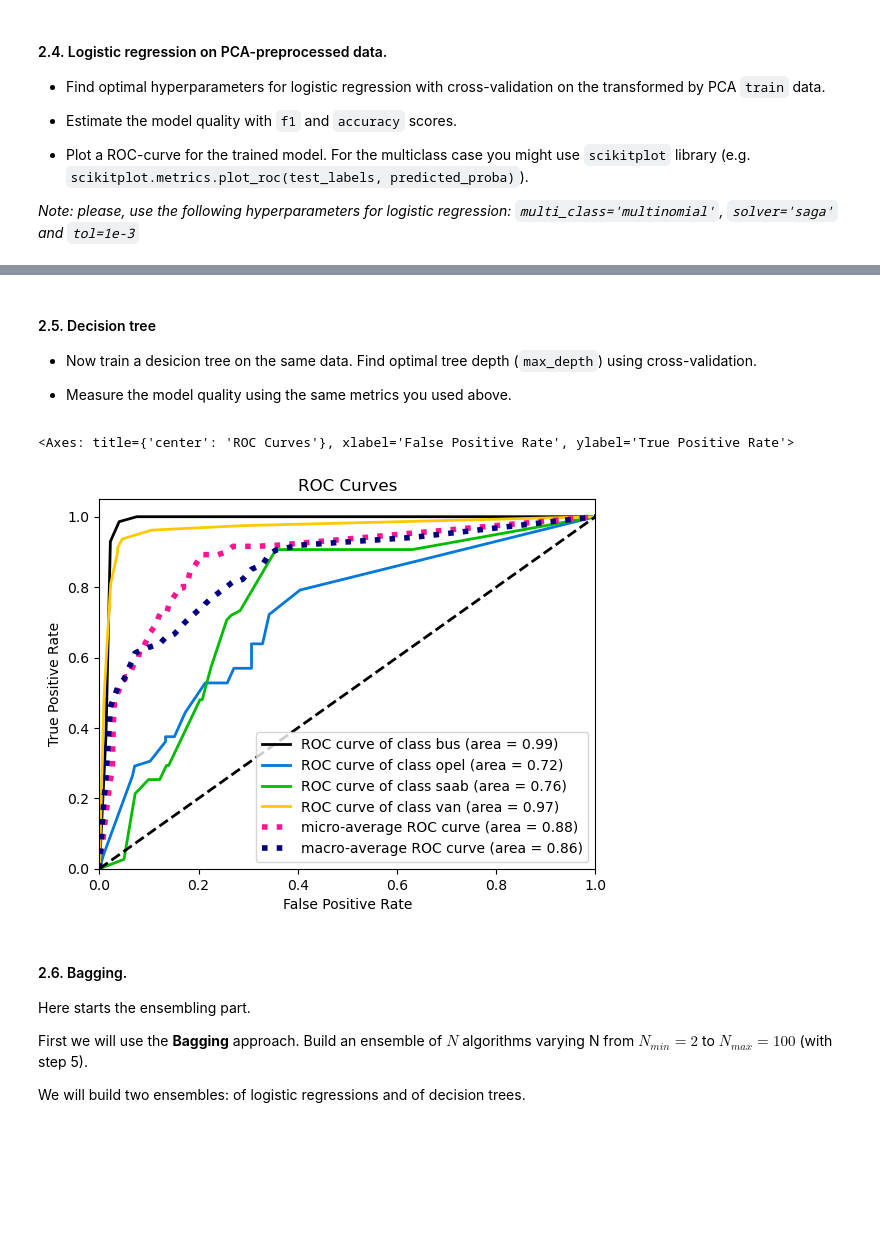
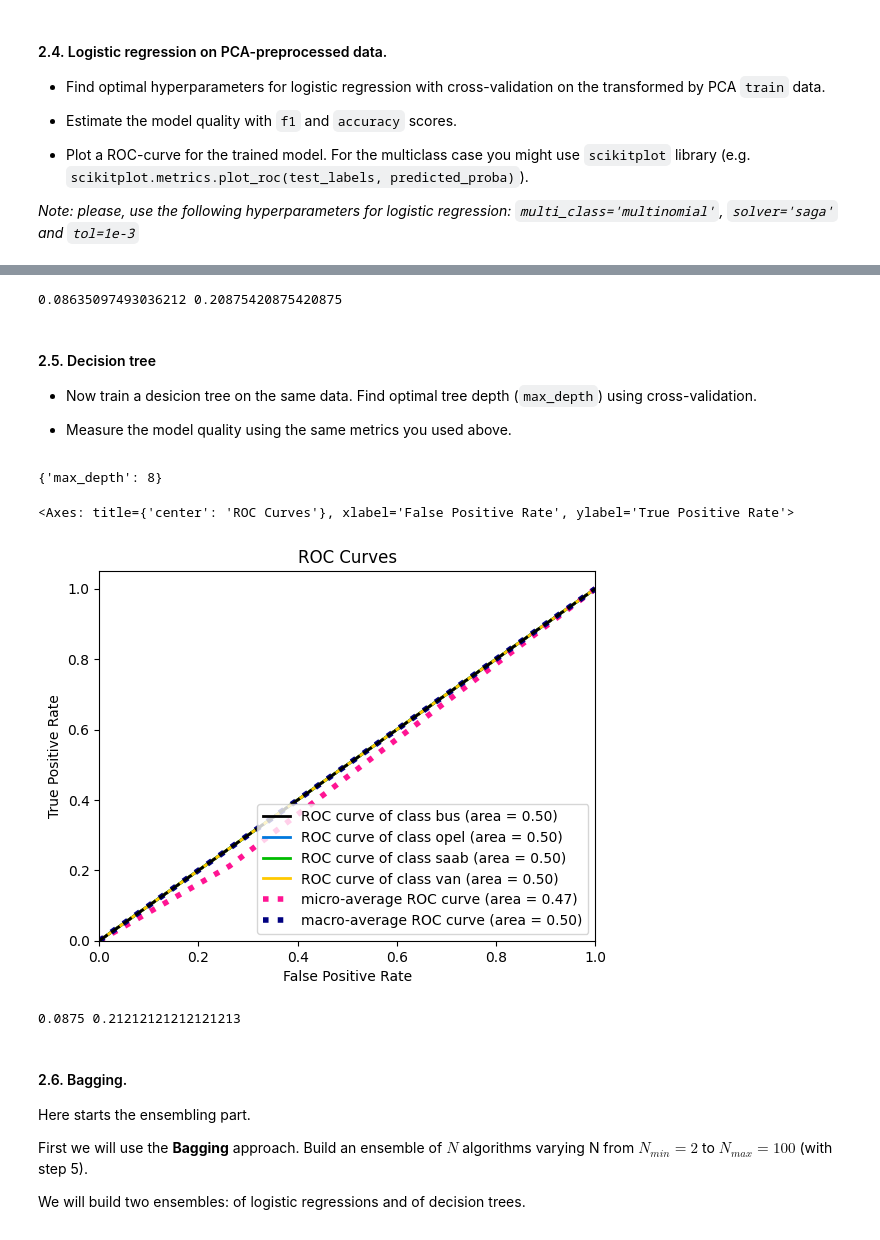
Before and after one commit to romaz21/ml-course, a Jupyter notebook: homeworks/lab01_ml_pipeline/lab01_part2_ml_pipeline.ipynb, the cells around one changed output, grey strips where cells are left out. Saved outputs shown, nothing was run; the diff lists cells and outputs as text; code cells hidden in the pictures; blank space fills up the shorter version.

```diff
--- a/homeworks/lab01_ml_pipeline/lab01_part2_ml_pipeline.ipynb
+++ b/homeworks/lab01_ml_pipeline/lab01_part2_ml_pipeline.ipynb
@@ -171,0 +178,17 @@ array([0.62476661, 0.98537853, 0.99175353, 0.99598726, 0.99746487,
+# %%
+sc = StandardScaler()
+sc.fit(X_train)
+X_train_std = sc.transform(X_train)
+X_test_std = sc.transform(X_test)
+
+pca = PCA()
+X_train_pca = pca.fit_transform(X_train_std)
+exp_var_pca = pca.explained_variance_ratio_
+cum_sum_eigenvalues = np.cumsum(exp_var_pca)
+plt.bar(range(0,len(exp_var_pca)), exp_var_pca, alpha=0.5, align='center', label='Individual explained variance')
+plt.step(range(0,len(cum_sum_eigenvalues)), cum_sum_eigenvalues, where='mid',label='Cumulative explained variance')
+plt.ylabel('Explained variance ratio')
+plt.xlabel('Principal component index')
+plt.legend(loc='best')
+plt.tight_layout()
+plt.show()
@@ -209,0 +280,5 @@ plt.show()
+# %%
+### YOUR CODE HERE
+X_train_pca = pca.fit_transform(X_train_std)
+X_test_pca = pca.fit_transform(X_test_std)
+X_test_pca.shape
@@ -217,3 +294,13 @@ plt.show()
 * Plot a ROC-curve for the trained model. For the multiclass case you might use `scikitplot` library (e.g. `scikitplot.metrics.plot_roc(test_labels, predicted_proba)`).
 
 *Note: please, use the following hyperparameters for logistic regression: `multi_class='multinomial'`, `solver='saga'` and `tol=1e-3`*
+# %%
+params_grid = {
+    "penalty": ["l1", "l2"],
+    "C": [0.1, 1, 5, 10]
+}
+model = LogisticRegression(solver='saga', max_iter=1000, tol=1e-3, multi_class='multinomial')
+grid_search = GridSearchCV(model, params_grid, refit=True)
+with warnings.catch_warnings():
+    warnings.filterwarnings("ignore", category=ConvergenceWarning)
+    grid_search.fit(X_train_pca, y_train)
@@ -220,3 +315,8 @@ plt.show()
+# %%
+y_pred = grid_search.best_estimator_.predict(X_test)
+print(f1_score(y_test, y_pred, average="macro"),  accuracy_score(y_test, y_pred))
+# %% [output]
+0.08635097493036212 0.20875420875420875
 # %% [markdown]
 #### 2.5. Decision tree
 * Now train a desicion tree on the same data. Find optimal tree depth (`max_depth`) using cross-validation.
@@ -225,11 +325,13 @@ plt.show()
 # %%
 
 param_grid = {"max_depth": range(3, 10)}
-model = GridSearchCV(DecisionTreeClassifier(), param_grid=param_grid, cv=3)
-model.fit(X_train, y_train)
-model.predict_proba(X_test)
-plot_roc(y_test, model.predict_proba(X_test))
+grid_search = GridSearchCV(DecisionTreeClassifier(), param_grid=param_grid, cv=3)
+grid_search.fit(X_train_pca, y_train)
+grid_search.predict_proba(X_test)
+print(grid_search.best_params_)
+plot_roc(y_test, grid_search.predict_proba(X_test))
 # YOUR CODE HERE
 # %% [output]
-<Axes: title={'center': 'ROC Curves'}, xlabel='False Positive Rate', ylabel='True Positive Rate'>
+{'max_depth': 8}
+<Axes: title={'center': 'ROC Curves'}, xlabel='False Positive Rate', ylabel='True Positive Rate'>
-[figure, old version]
+[figure, new version]
@@ -236,3 +340,8 @@ plot_roc(y_test, model.predict_proba(X_test))
+# %%
+y_pred = grid_search.best_estimator_.predict(X_test)
+print(f1_score(y_test, y_pred, average="macro"),  accuracy_score(y_test, y_pred))
+# %% [output]
+0.0875 0.21212121212121213
 # %% [markdown]
 #### 2.6. Bagging.
 Here starts the ensembling part.
```
Also changed, not shown: parts of 31 cells of this notebook.
